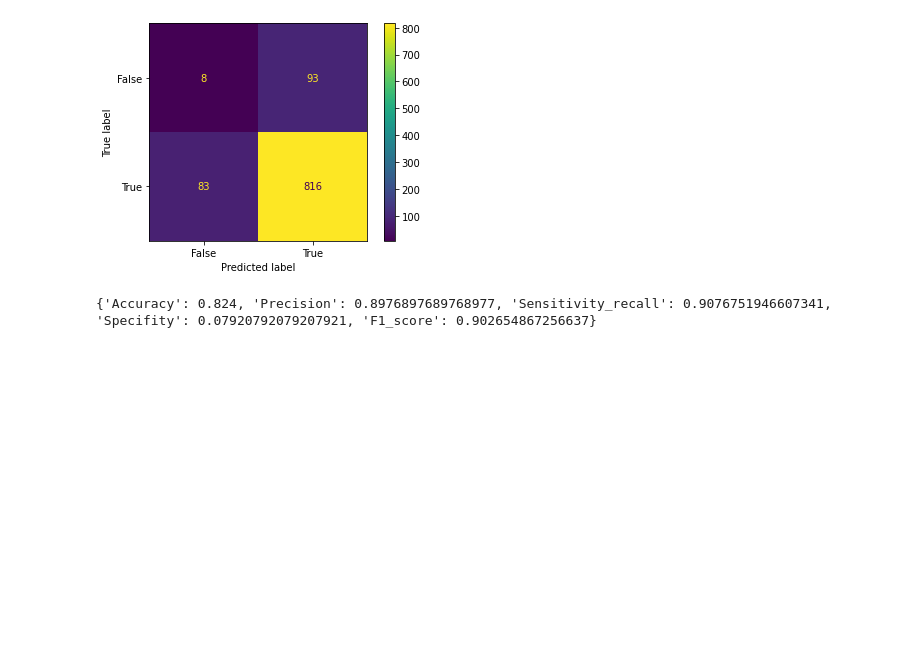
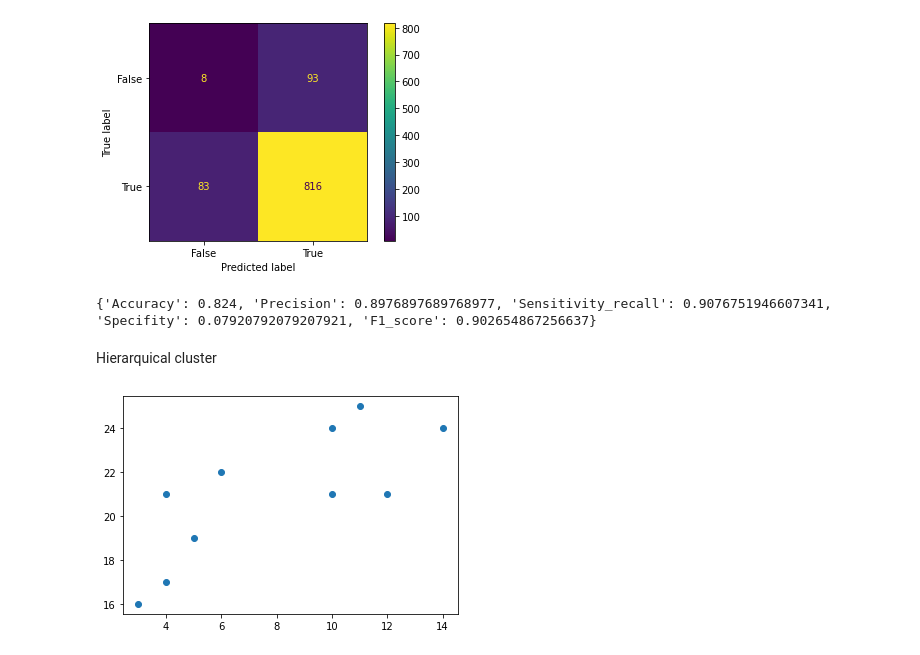
Before and after one commit to batista7557/Estatistica-basica-e-machine-learning, a Jupyter notebook: Machine_Learning.ipynb, the cells around one changed output. Drawn from its saved outputs; the diff is of its cells as text; code cells hidden in the pictures; blank space fills up the shorter version.

```diff
--- a/Machine_Learning.ipynb
+++ b/Machine_Learning.ipynb
@@ -348,3 +350,13 @@ F1_score = metrics.f1_score(actual, predicted) #Média harmonica entre precisão
 print({"Accuracy":accuracy, "Precision":precision, "Sensitivity_recall":sensitivity_recall, "Specifity":specifity, "F1_score":F1_score})
 # %% [output]
 {'Accuracy': 0.824, 'Precision': 0.8976897689768977, 'Sensitivity_recall': 0.9076751946607341, 'Specifity': 0.07920792079207921, 'F1_score': 0.902654867256637}
+# %% [markdown]
+Hierarquical cluster
+# %%
+x = [4, 5, 10, 4, 3, 11, 14 , 6, 10, 12]
+y = [21, 19, 24, 17, 16, 25, 24, 22, 21, 21]
+
+plt.scatter(x, y)
+plt.show()
+# %% [output]
+[figure, added]
```
Also changed, not shown: parts of 3 cells of this notebook.
